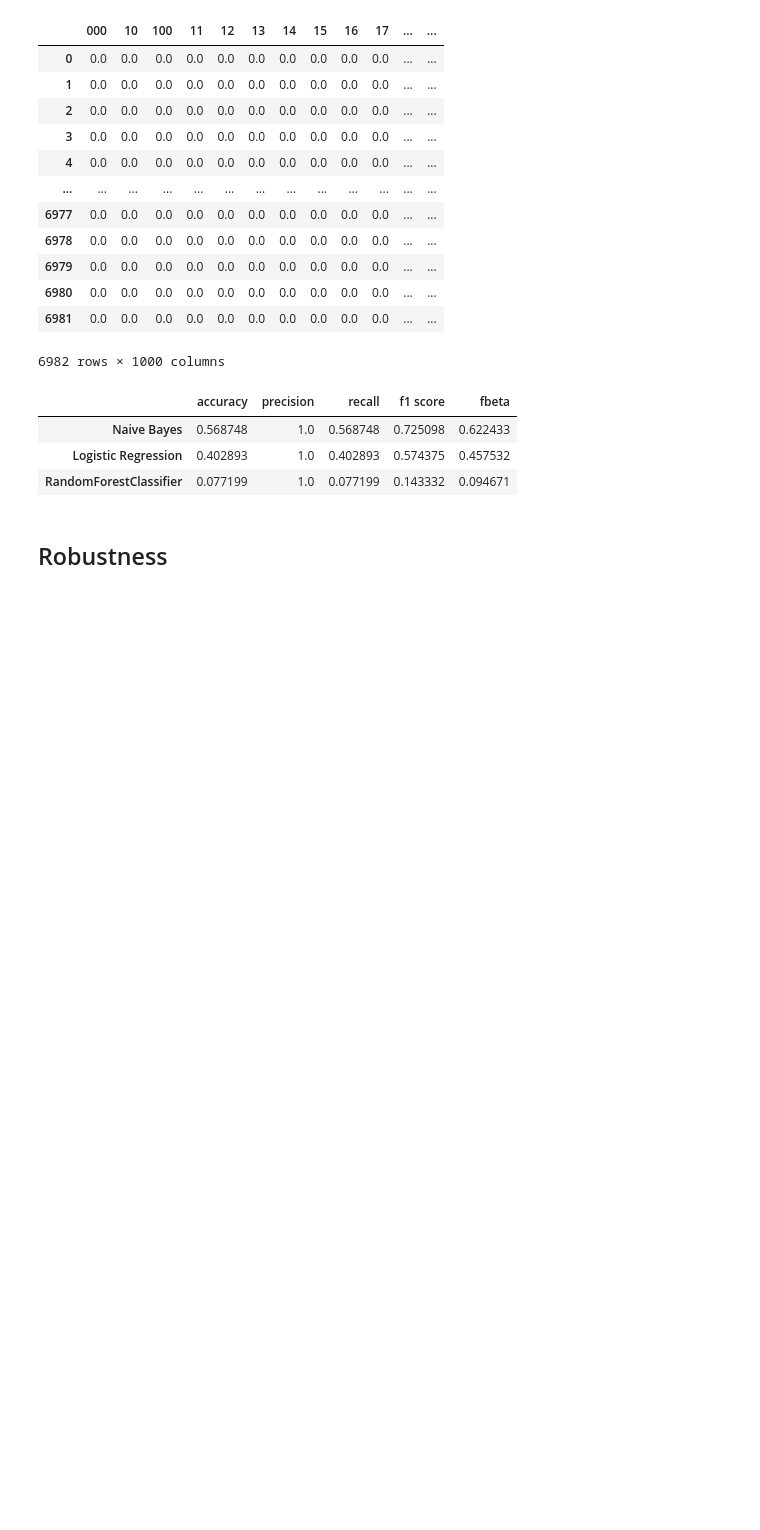
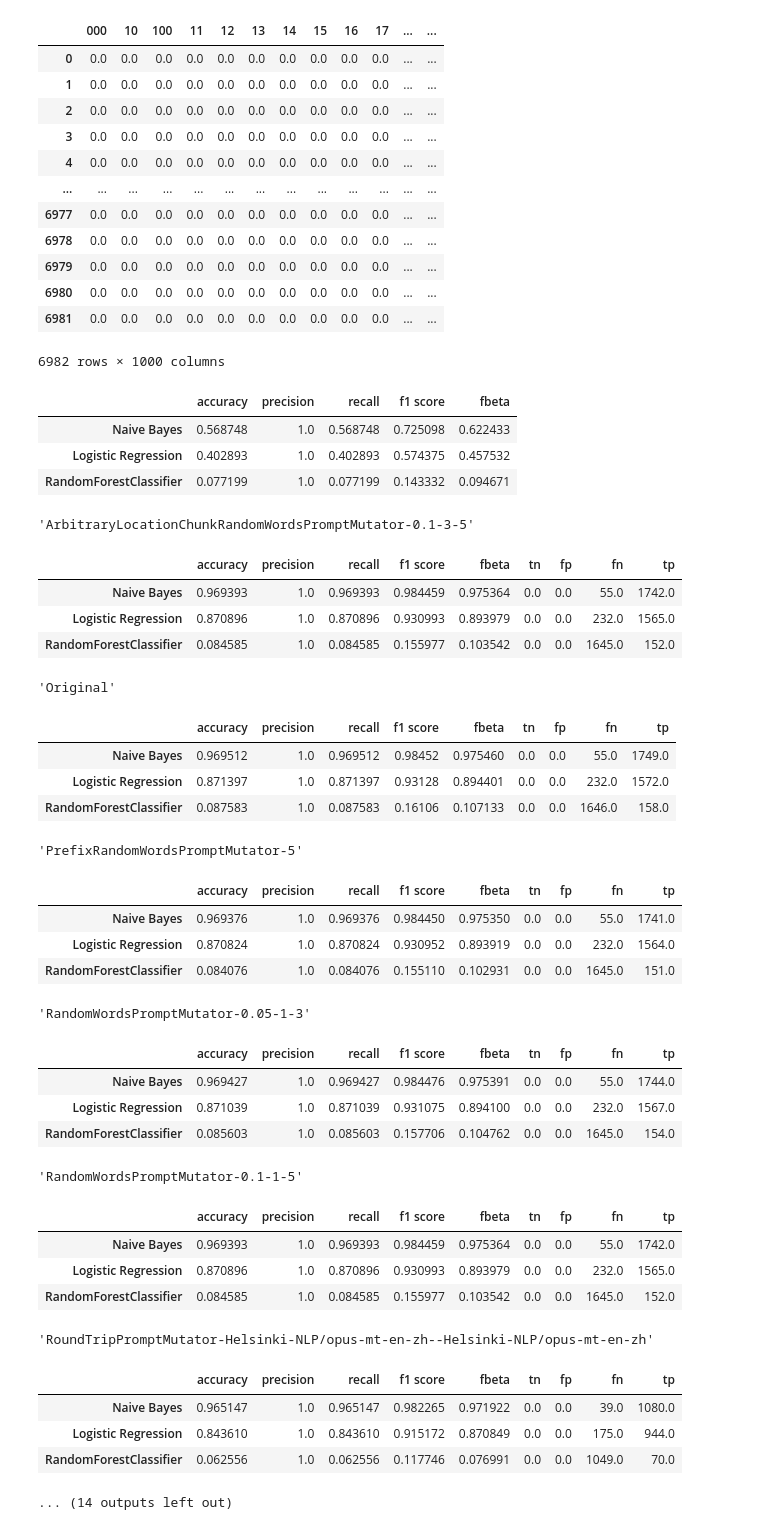
Before and after one commit to ariel-zilber/prompt-security, a Jupyter notebook: notebooks/7_nlp_classical_classifier.ipynb, the cells around one changed output. Drawn from its saved outputs; the diff is of its cells as text; code cells hidden in the pictures; blank space fills up the shorter version.

```diff
--- a/notebooks/7_nlp_classical_classifier.ipynb
+++ b/notebooks/7_nlp_classical_classifier.ipynb
@@ -408,3 +465,14 @@ evaluate_fit_classifiers(X_test,y_test,classifiers_dict_tfidf)
+# %%
+
+#   train on all
+classifiers_dict_tfidf_all=get_fit_classifiers(X_train, y_train,[
+     ("Naive Bayes", GaussianNB()),
+  ("Logistic Regression", LogisticRegression()),
+    ("RandomForestClassifier",RandomForestClassifier(max_depth=4, random_state=0, n_estimators=500, n_jobs=-1 )),
+])
+
+# save weights
+save_weights(WEIGHTS_DIR,classifiers_dict_tfidf_all,"all_split_tfidf")
 # %%
 df_variations_ds_not_original=df_variations_ds[df_variations_ds["Group"]!="Original"]
 X_rephrase  = model.transform(df_variations_ds_not_original['Text'] ).toarray()
@@ -432,5 +500,45 @@ evaluate_fit_classifiers(X_test_rephrase,y_test_rephrase,classifiers_dict_tfidf)
 | Naive Bayes | 0.568748 | 1.0 | 0.568748 | 0.725098 | 0.622433 |
 | Logistic Regression | 0.402893 | 1.0 | 0.402893 | 0.574375 | 0.457532 |
 | RandomForestClassifier | 0.077199 | 1.0 | 0.077199 | 0.143332 | 0.094671 |
-# %% [markdown]
-## Robustness
+# %%
+# evaluate on each group sepeartly:
+for group_label,group_df in df_variations_ds.groupby("Group"):
+  display(group_label)
+  x_array  = model.transform(group_df['Text'] ).toarray()
+  df = pd.DataFrame(data = x_array, columns = model.get_feature_names_out())
+  x = df
+  y =  group_df['Label']
+
+  display(evaluate_fit_classifiers(x,y,classifiers_dict_tfidf_all))
+# %% [output]
+'ArbitraryLocationChunkRandomWordsPromptMutator-0.1-3-5'
+|  | accuracy | precision | recall | f1 score | fbeta | tn | fp | fn | tp |
+| Naive Bayes | 0.969393 | 1.0 | 0.969393 | 0.984459 | 0.975364 | 0.0 | 0.0 | 55.0 | 1742.0 |
+| Logistic Regression | 0.870896 | 1.0 | 0.870896 | 0.930993 | 0.893979 | 0.0 | 0.0 | 232.0 | 1565.0 |
+| RandomForestClassifier | 0.084585 | 1.0 | 0.084585 | 0.155977 | 0.103542 | 0.0 | 0.0 | 1645.0 | 152.0 |
+'Original'
+|  | accuracy | precision | recall | f1 score | fbeta | tn | fp | fn | tp |
+| Naive Bayes | 0.969512 | 1.0 | 0.969512 | 0.98452 | 0.975460 | 0.0 | 0.0 | 55.0 | 1749.0 |
+| Logistic Regression | 0.871397 | 1.0 | 0.871397 | 0.93128 | 0.894401 | 0.0 | 0.0 | 232.0 | 1572.0 |
+| RandomForestClassifier | 0.087583 | 1.0 | 0.087583 | 0.16106 | 0.107133 | 0.0 | 0.0 | 1646.0 | 158.0 |
+'PrefixRandomWordsPromptMutator-5'
+|  | accuracy | precision | recall | f1 score | fbeta | tn | fp | fn | tp |
+| Naive Bayes | 0.969376 | 1.0 | 0.969376 | 0.984450 | 0.975350 | 0.0 | 0.0 | 55.0 | 1741.0 |
+| Logistic Regression | 0.870824 | 1.0 | 0.870824 | 0.930952 | 0.893919 | 0.0 | 0.0 | 232.0 | 1564.0 |
+| RandomForestClassifier | 0.084076 | 1.0 | 0.084076 | 0.155110 | 0.102931 | 0.0 | 0.0 | 1645.0 | 151.0 |
+'RandomWordsPromptMutator-0.05-1-3'
+|  | accuracy | precision | recall | f1 score | fbeta | tn | fp | fn | tp |
+| Naive Bayes | 0.969427 | 1.0 | 0.969427 | 0.984476 | 0.975391 | 0.0 | 0.0 | 55.0 | 1744.0 |
+| Logistic Regression | 0.871039 | 1.0 | 0.871039 | 0.931075 | 0.894100 | 0.0 | 0.0 | 232.0 | 1567.0 |
+| RandomForestClassifier | 0.085603 | 1.0 | 0.085603 | 0.157706 | 0.104762 | 0.0 | 0.0 | 1645.0 | 154.0 |
+'RandomWordsPromptMutator-0.1-1-5'
+|  | accuracy | precision | recall | f1 score | fbeta | tn | fp | fn | tp |
+| Naive Bayes | 0.969393 | 1.0 | 0.969393 | 0.984459 | 0.975364 | 0.0 | 0.0 | 55.0 | 1742.0 |
+| Logistic Regression | 0.870896 | 1.0 | 0.870896 | 0.930993 | 0.893979 | 0.0 | 0.0 | 232.0 | 1565.0 |
+| RandomForestClassifier | 0.084585 | 1.0 | 0.084585 | 0.155977 | 0.103542 | 0.0 | 0.0 | 1645.0 | 152.0 |
+'RoundTripPromptMutator-Helsinki-NLP/opus-mt-en-zh--Helsinki-NLP/opus-mt-en-zh'
+|  | accuracy | precision | recall | f1 score | fbeta | tn | fp | fn | tp |
+| Naive Bayes | 0.965147 | 1.0 | 0.965147 | 0.982265 | 0.971922 | 0.0 | 0.0 | 39.0 | 1080.0 |
+| Logistic Regression | 0.843610 | 1.0 | 0.843610 | 0.915172 | 0.870849 | 0.0 | 0.0 | 175.0 | 944.0 |
+| RandomForestClassifier | 0.062556 | 1.0 | 0.062556 | 0.117746 | 0.076991 | 0.0 | 0.0 | 1049.0 | 70.0 |
+... (14 outputs left out)
```
Also changed, not shown: parts of 12 cells of this notebook.
